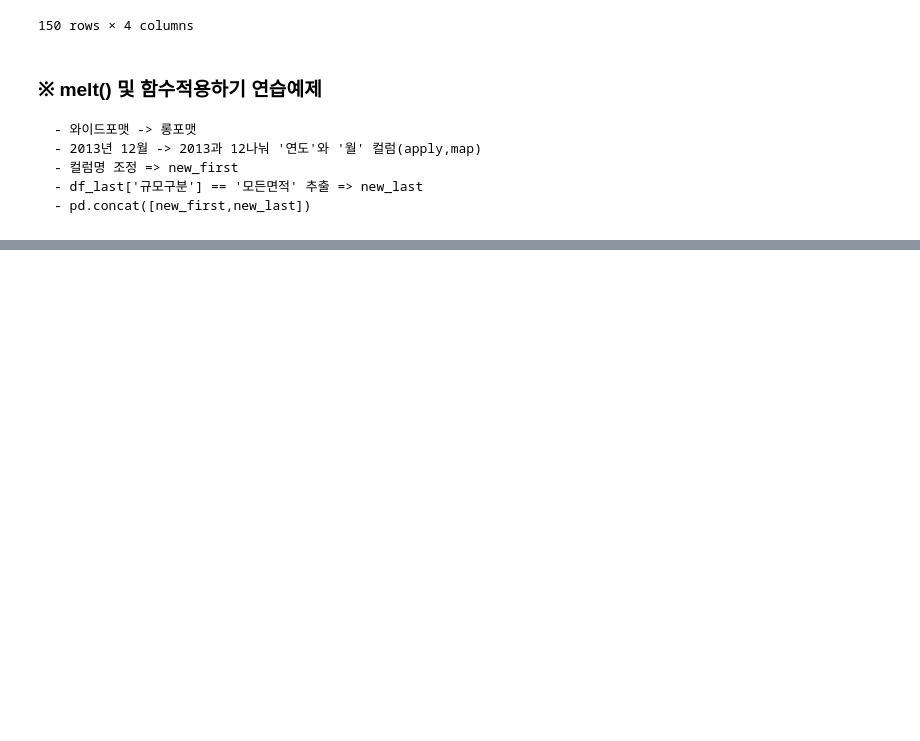
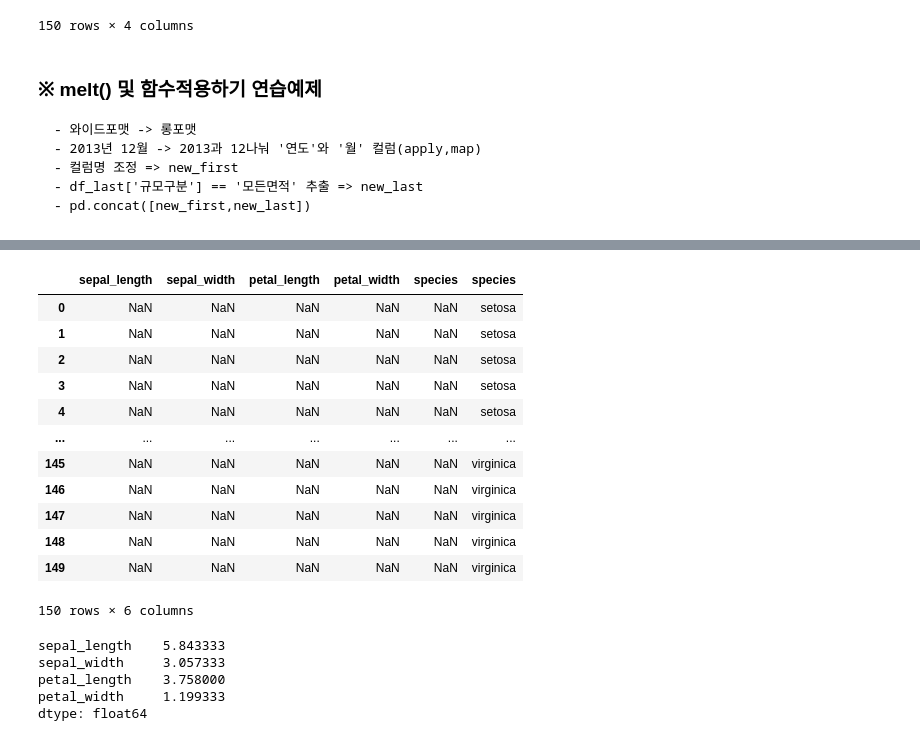
Before and after one commit to drose14789/ai, a Jupyter notebook: source/01_python/ch_11 데이터프레임과시리즈(9~13절).ipynb, the cells around one changed output, grey strips where cells are left out. Cells and saved outputs as stored; diff of their text form; code cells hidden in the pictures; blank space fills up the shorter version.

```diff
--- a/source/01_python/ch_11 데이터프레임과시리즈(9~13절).ipynb
+++ b/source/01_python/ch_11 데이터프레임과시리즈(9~13절).ipynb
@@ -670,0 +1186,5 @@ KeyError: "['분양가격'] not in index"
+# %%
+# 2. iris데이터를 데이터프레임 변수인 독립변수 X와 종속변수 y로 나누세요. 종속변수는 species 열입니다.
+X = iris.loc[0:-1]
+y = iris.loc[:,'species']
+X,y
@@ -670,0 +1264,26 @@ KeyError: "['분양가격'] not in index"
+# %%
+# 6. 2번의 X와 y변수를 합해서 iris_df데이터프레임으로 만드세요
+pd.concat([X,y], axis=1)
+# %% [output]
+|  | sepal_length | sepal_width | petal_length | petal_width | species | species |
+| 0 | NaN | NaN | NaN | NaN | NaN | setosa |
+| 1 | NaN | NaN | NaN | NaN | NaN | setosa |
+| 2 | NaN | NaN | NaN | NaN | NaN | setosa |
+| 3 | NaN | NaN | NaN | NaN | NaN | setosa |
+| 4 | NaN | NaN | NaN | NaN | NaN | setosa |
+| ... | ... | ... | ... | ... | ... | ... |
+| 145 | NaN | NaN | NaN | NaN | NaN | virginica |
+| 146 | NaN | NaN | NaN | NaN | NaN | virginica |
+| 147 | NaN | NaN | NaN | NaN | NaN | virginica |
+| 148 | NaN | NaN | NaN | NaN | NaN | virginica |
+| 149 | NaN | NaN | NaN | NaN | NaN | virginica |
+150 rows × 6 columns
+# %%
+# 7. iris 데이터의 각 열 평균값을 출력하세요
+iris.iloc[:,:-1].mean(axis=0)
+# %% [output]
+sepal_length    5.843333
+sepal_width     3.057333
+petal_length    3.758000
+petal_width     1.199333
+dtype: float64
```
Also changed, not shown: parts of 81 cells of this notebook, 2 other files.
